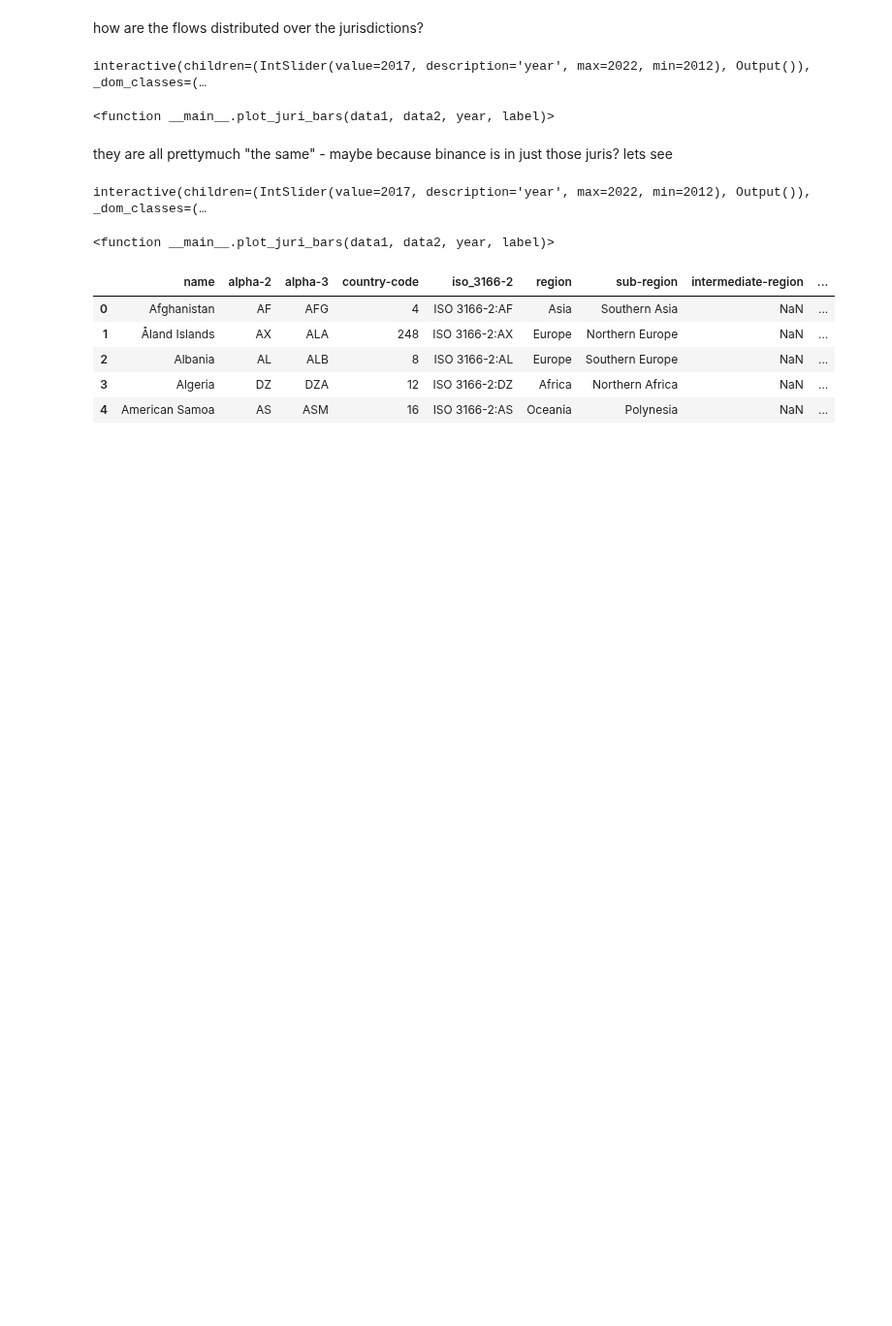
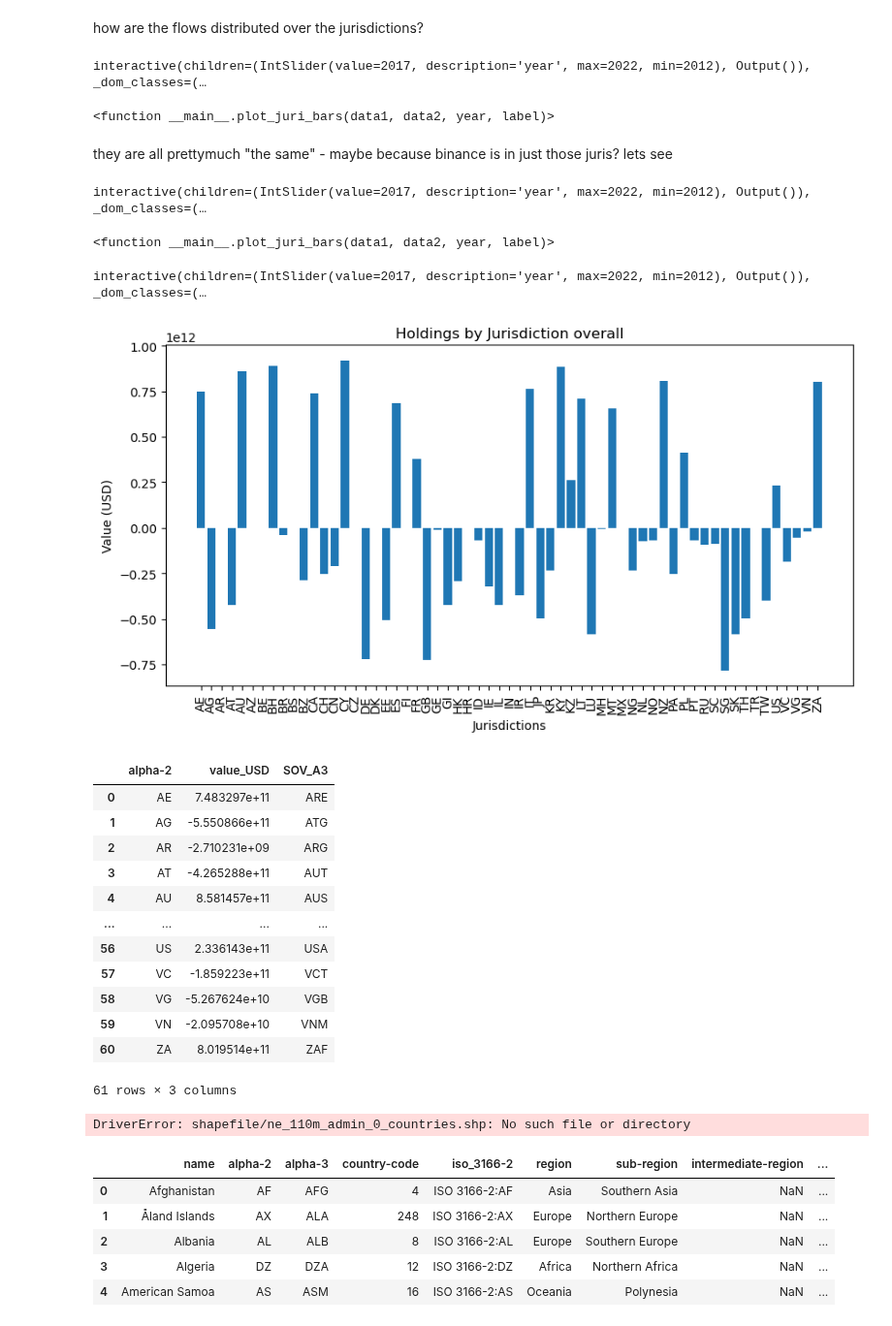
Before and after one commit to FlowDrucka64/MoneyFlow, a Jupyter notebook: data_exploration.ipynb, the cells around one changed output. Shown at 97% size. Saved outputs shown, nothing was run; the diff lists cells and outputs as text; code cells hidden in the pictures; blank space fills up the shorter version.

Commit message:
Winkler: Holdings by country

```diff
--- a/data_exploration.ipynb
+++ b/data_exploration.ipynb
@@ -346,6 +348,59 @@ interact(plot_juri_bars,data1=fixed(src_filterd),data2=fixed(dst_filterd),year=(
 # %% [output]
 interactive(children=(IntSlider(value=2017, description='year', max=2022, min=2012), Output()), _dom_classes=(…
 <function __main__.plot_juri_bars(data1, data2, year, label)>
+# %%
+result = src_amounts.copy()
+result['value_USD'] = src_amounts['value_USD'].sub(dst_amounts['value_USD'], axis=0)
+interact(plot_juri_bars,data1=fixed(result),data2=fixed(result),year=(2012,2022,1),label=fixed("Holdings by jurisdictions in"))
+
+result = result.groupby(['jurisdictions'])['value_USD'].sum().reset_index()
+result = result.sort_values("jurisdictions",ascending=True)
+plt.figure(figsize=(10, 5))
+    # Plot the bar chart
+plt.bar(result['jurisdictions'], result['value_USD'])
+    # Set labels and title
+plt.xlabel('Jurisdictions')
+plt.ylabel('Value (USD)')
+plt.title('Holdings by Jurisdiction overall')
+    # Rotate x-axis labels for better visibility
+plt.xticks(rotation=90)
+    # Display the plot
+plt.show()
+
+result.rename(columns={'jurisdictions':'alpha-2'},inplace=True)
+country_codes = pd.read_csv('data/country_codes.csv')
+country_codes = country_codes[['alpha-2','alpha-3']]
+merged_df= pd.merge(result,country_codes,on='alpha-2',how='inner')
+merged_df.rename(columns={'alpha-3':'SOV_A3'},inplace=True)
+display(merged_df)
+
+
+map_data = gpd.read_file('shapefile/ne_110m_admin_0_countries.shp')
+display(map_data)
+merged_data = map_data.merge(result, on='SOV_A3')
+fig, ax = plt.subplots(figsize=(10, 8))
+merged_data.plot(column='value', cmap='YlOrRd', linewidth=0.8, ax=ax, edgecolor='0.8', legend=True)
+ax.set_title('Geo Heatmap')
+ax.set_xlabel('Longitude')
+ax.set_ylabel('Latitude')
+plt.show()
+# %% [output]
+interactive(children=(IntSlider(value=2017, description='year', max=2022, min=2012), Output()), _dom_classes=(…
+[figure, added]
+|  | alpha-2 | value_USD | SOV_A3 |
+| 0 | AE | 7.483297e+11 | ARE |
+| 1 | AG | -5.550866e+11 | ATG |
+| 2 | AR | -2.710231e+09 | ARG |
+| 3 | AT | -4.265288e+11 | AUT |
+| 4 | AU | 8.581457e+11 | AUS |
+| ... | ... | ... | ... |
+| 56 | US | 2.336143e+11 | USA |
+| 57 | VC | -1.859223e+11 | VCT |
+| 58 | VG | -5.267624e+10 | VGB |
+| 59 | VN | -2.095708e+10 | VNM |
+| 60 | ZA | 8.019514e+11 | ZAF |
+61 rows × 3 columns
+DriverError: shapefile/ne_110m_admin_0_countries.shp: No such file or directory
 # %%
 # Load GDP Data
 
```
Also changed, not shown: parts of 1 cell of this notebook.
